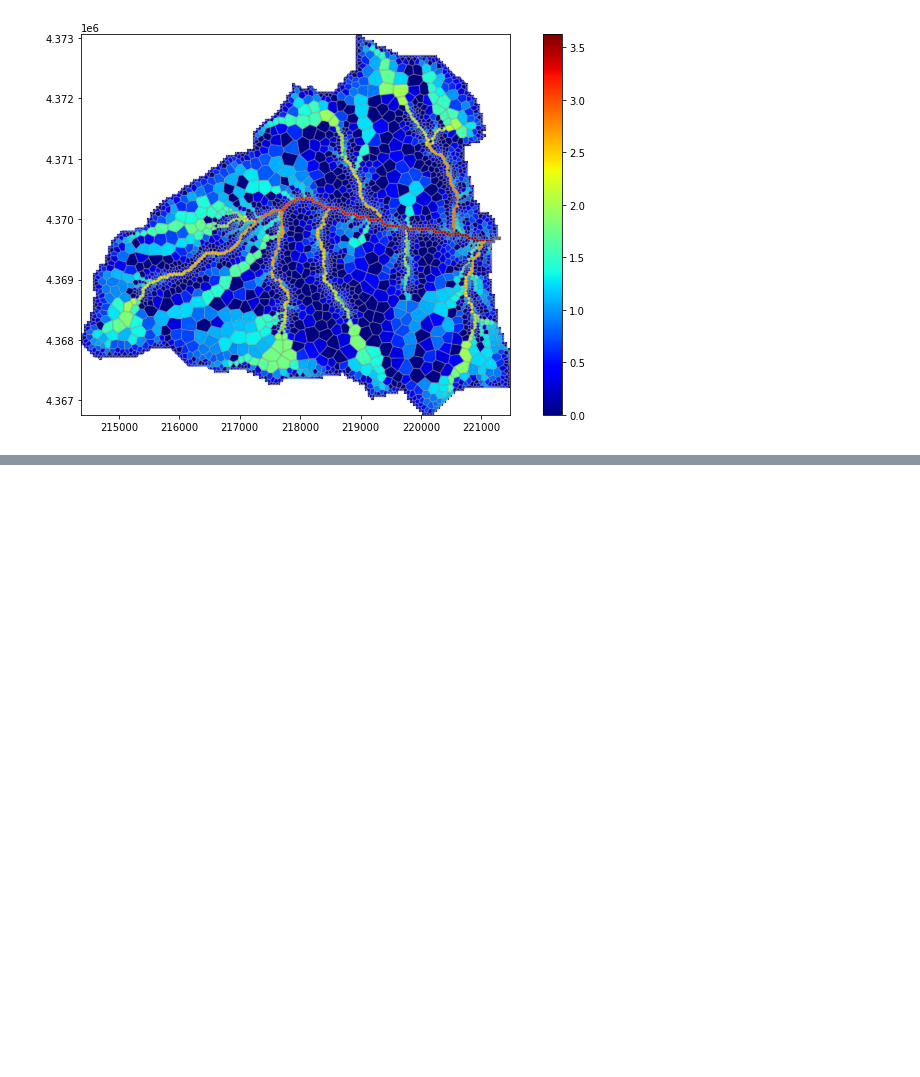
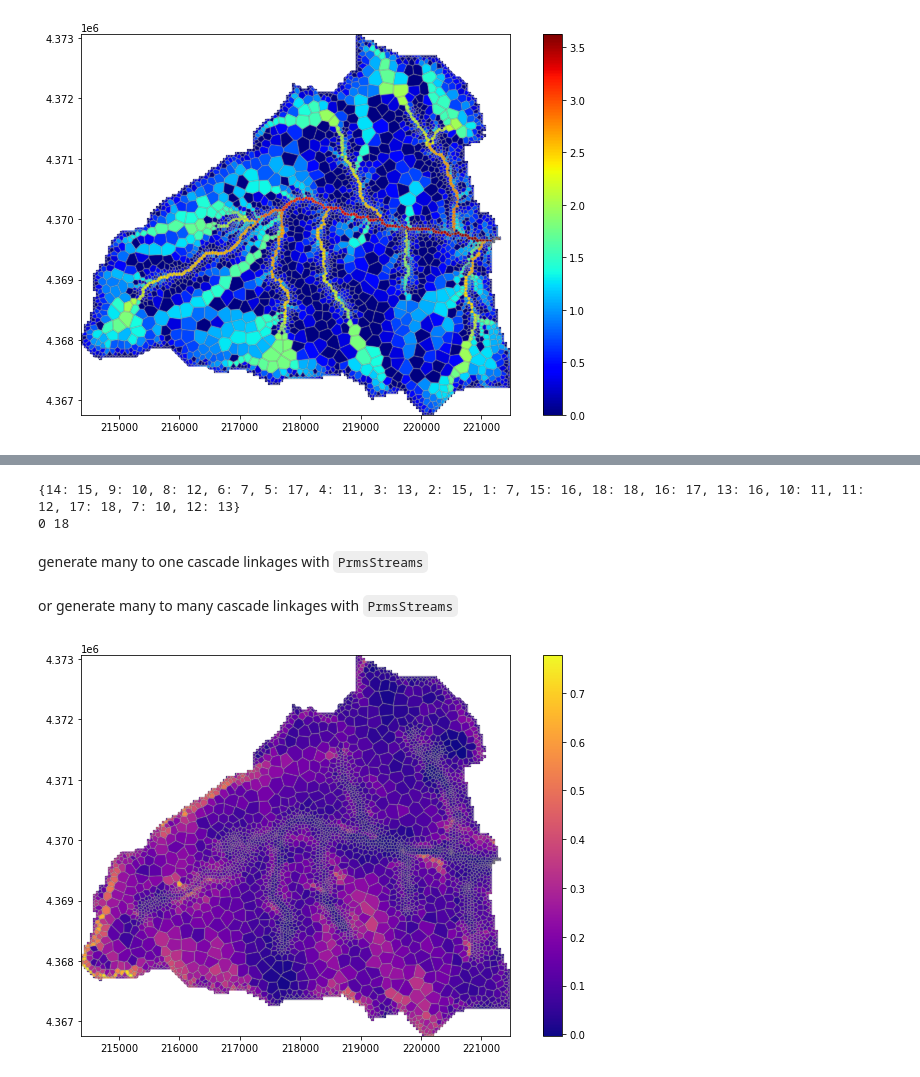
Before and after one commit to jlarsen-usgs/dany, a Jupyter notebook: Sagehen_structured_2_voronoi_workshop.ipynb, the cells around one changed output, grey strips where cells are left out. Drawn from its saved outputs; the diff is of its cells as text; code cells hidden in the pictures; blank space fills up the shorter version.

```diff
--- a/Sagehen_structured_2_voronoi_workshop.ipynb
+++ b/Sagehen_structured_2_voronoi_workshop.ipynb
@@ -216,0 +244,9 @@ plt.colorbar(pc);
+# %%
+strm_conn = strms.get_stream_connectivity(stream_array, group_segments=True)
+print(strm_conn)
+print(np.min(stream_array), np.max(stream_array))
+# %% [output]
+{14: 15, 9: 10, 8: 12, 6: 7, 5: 17, 4: 11, 3: 13, 2: 15, 1: 7, 15: 16, 18: 18, 16: 17, 13: 16, 10: 11, 11: 12, 17: 18, 7: 10, 12: 13}
+0 18
+# %% [markdown]
+generate many to one cascade linkages with `PrmsStreams`
@@ -216,0 +255,2 @@ plt.colorbar(pc);
+# %% [markdown]
+or generate many to many cascade linkages with `PrmsStreams`
@@ -216,0 +259,10 @@ plt.colorbar(pc);
+# %%
+slope = fdir.slope
+
+fig, ax = plt.subplots(figsize=(12, 7))
+pmv = PlotMapView(modelgrid=vgrid)
+pc = pmv.plot_array(slope, alpha=1.0, cmap="plasma")
+pmv.plot_grid(alpha=0.2)
+plt.colorbar(pc);
+# %% [output]
+[figure, added]
```
Also changed, not shown: parts of 10 cells of this notebook, 2 other files.
